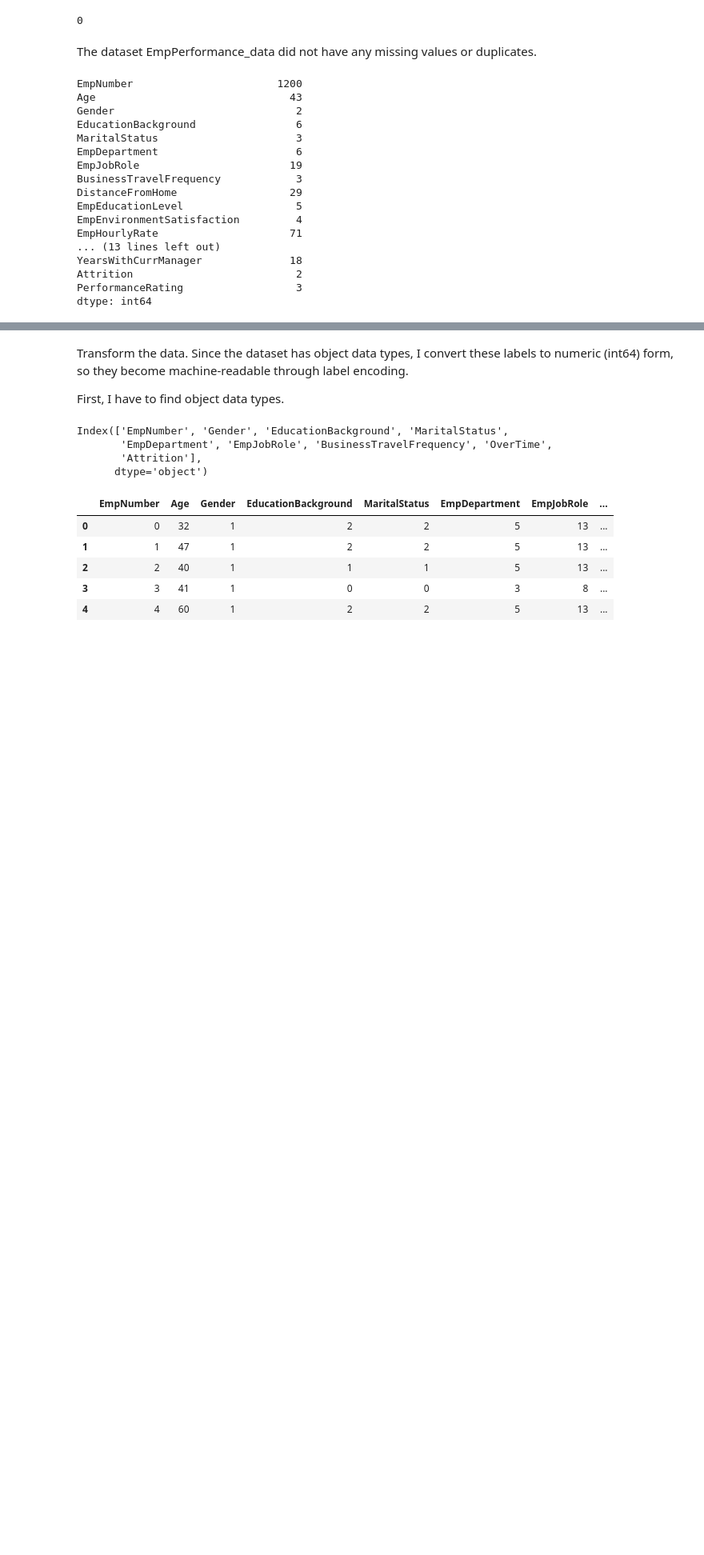
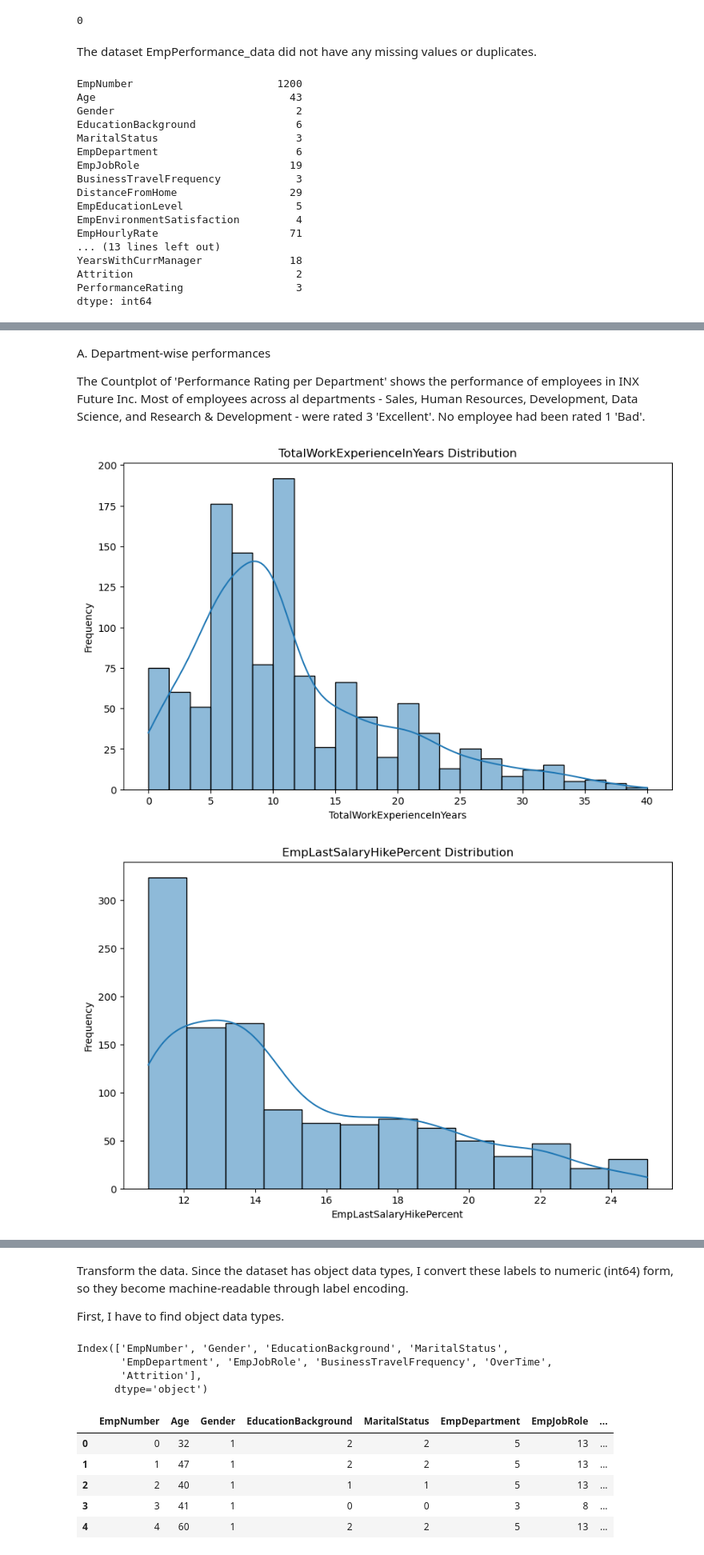
Before and after one commit to elizabethkivuva/INX-Future-Inc-Employee-Performance---Project, a Jupyter notebook: INX Future Inc Employee Performance - Project.ipynb, the cells around one changed output, grey strips where cells are left out. Shown at 80% size. Drawn from its saved outputs; the diff is of its cells as text; code cells hidden in the pictures; blank space fills up the shorter version.

```diff
--- a/INX Future Inc Employee Performance - Project.ipynb
+++ b/INX Future Inc Employee Performance - Project.ipynb
@@ -132,7 +234,48 @@ The Lineplot compares the distribution of performance ratings across different d
+# %% [markdown]
+A. Department-wise performances
+
+The Countplot of 'Performance Rating per Department' shows the performance of employees in INX Future Inc. Most of employees across al departments - Sales, Human Resources, Development, Data Science, and Research & Development - were rated 3 'Excellent'. No employee had been rated 1 'Bad'.
 # %%
-#plot histograms for numerical columns
+#plot numerical columns
 
-def plot_numerical(data, column):
-    # create a histogram
-    sns.histplot(data = EmpPerformance_data, x = column, kde = True)
-    plt.show()
+   #1 Histplot for Employees' Distribution per WorkExperienceInYears
+plt.figure(figsize=(10, 6))
+sns.histplot(EmpPerformance_data['TotalWorkExperienceInYears'], kde=True)
+plt.title('TotalWorkExperienceInYears Distribution')
+plt.xlabel('TotalWorkExperienceInYears')
+plt.ylabel('Frequency')
+plt.show()
+
+ #2 Histplot for Employees' Distribution Per EmpLastSalaryHikePercent
+plt.figure(figsize=(10, 6))
+sns.histplot(EmpPerformance_data['EmpLastSalaryHikePercent'], kde=True)
+plt.title('EmpLastSalaryHikePercent Distribution')
+plt.xlabel('EmpLastSalaryHikePercent')
+plt.ylabel('Frequency')
+plt.show()
+
+ #3 scatter plot of Age and YearsSinceLastPromotion
+plt.figure(figsize=(10, 6))
+sns.scatterplot(data=EmpPerformance_data, x='Age', y='YearsSinceLastPromotion')
+plt.title('Age vs YearsSinceLastPromotion')
+plt.xlabel('Age')
+plt.ylabel('YearsSinceLastPromotion')
+plt.show()
+
+#4 Box plot for Age
+plt.figure(figsize=(10, 6))
+sns.boxplot(data=EmpPerformance_data['Age'])
+plt.title('Box Plot of Age')
+plt.xlabel('Age')
+plt.show()
+
+#5 Histplot for Employees' Distribution by EmpEnvironmentSatisfaction
+plt.figure(figsize=(10, 6))
+sns.histplot(EmpPerformance_data['EmpEnvironmentSatisfaction'], kde=True)
+plt.title('EmpEnvironmentSatisfaction Distribution')
+plt.xlabel('EmpEnvironmentSatisfaction ')
+plt.ylabel('Frequency')
+plt.show()
+# %% [output]
+[figure, added]
+[figure, added]
```
Also changed, not shown: parts of 32 cells of this notebook.
